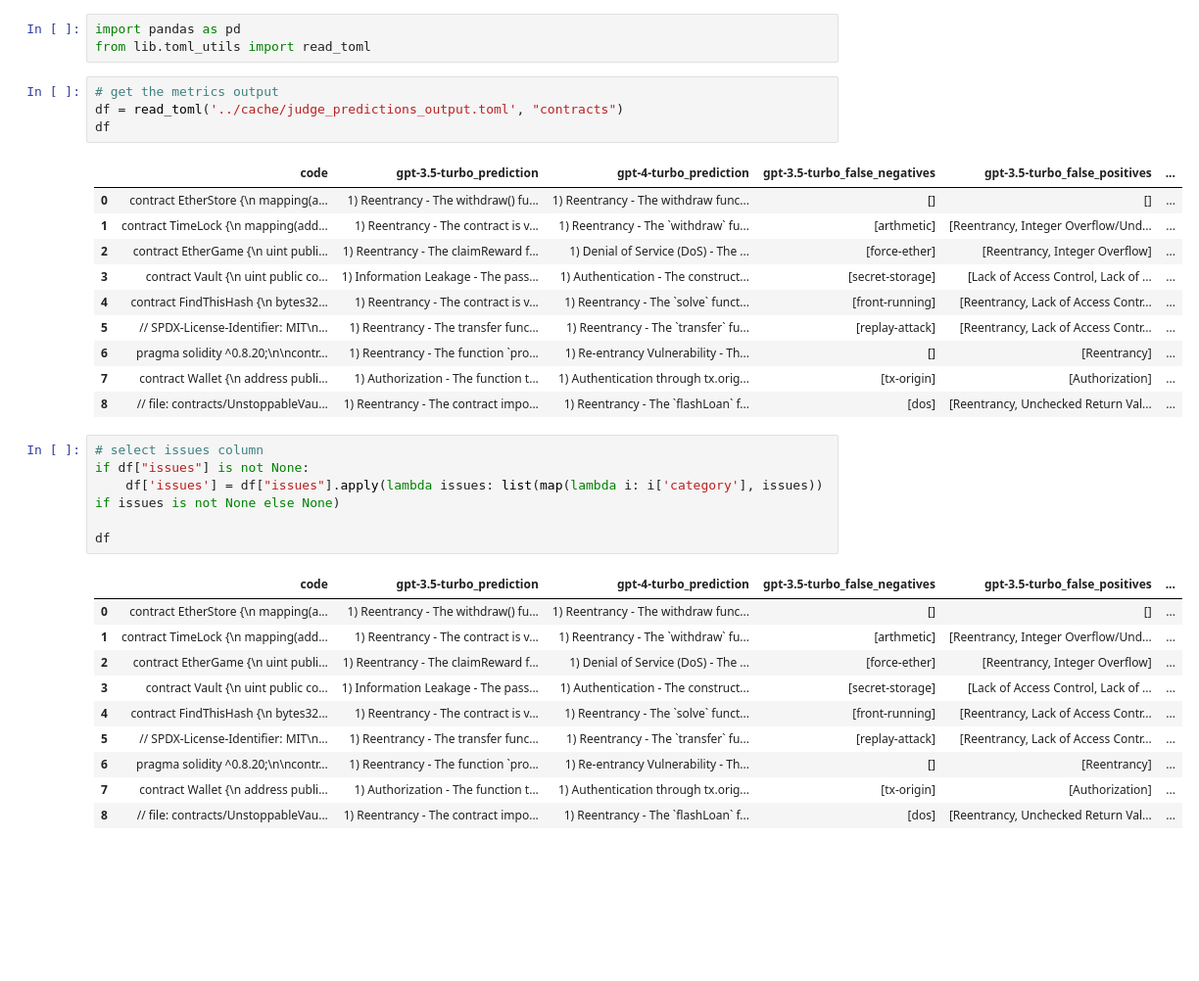
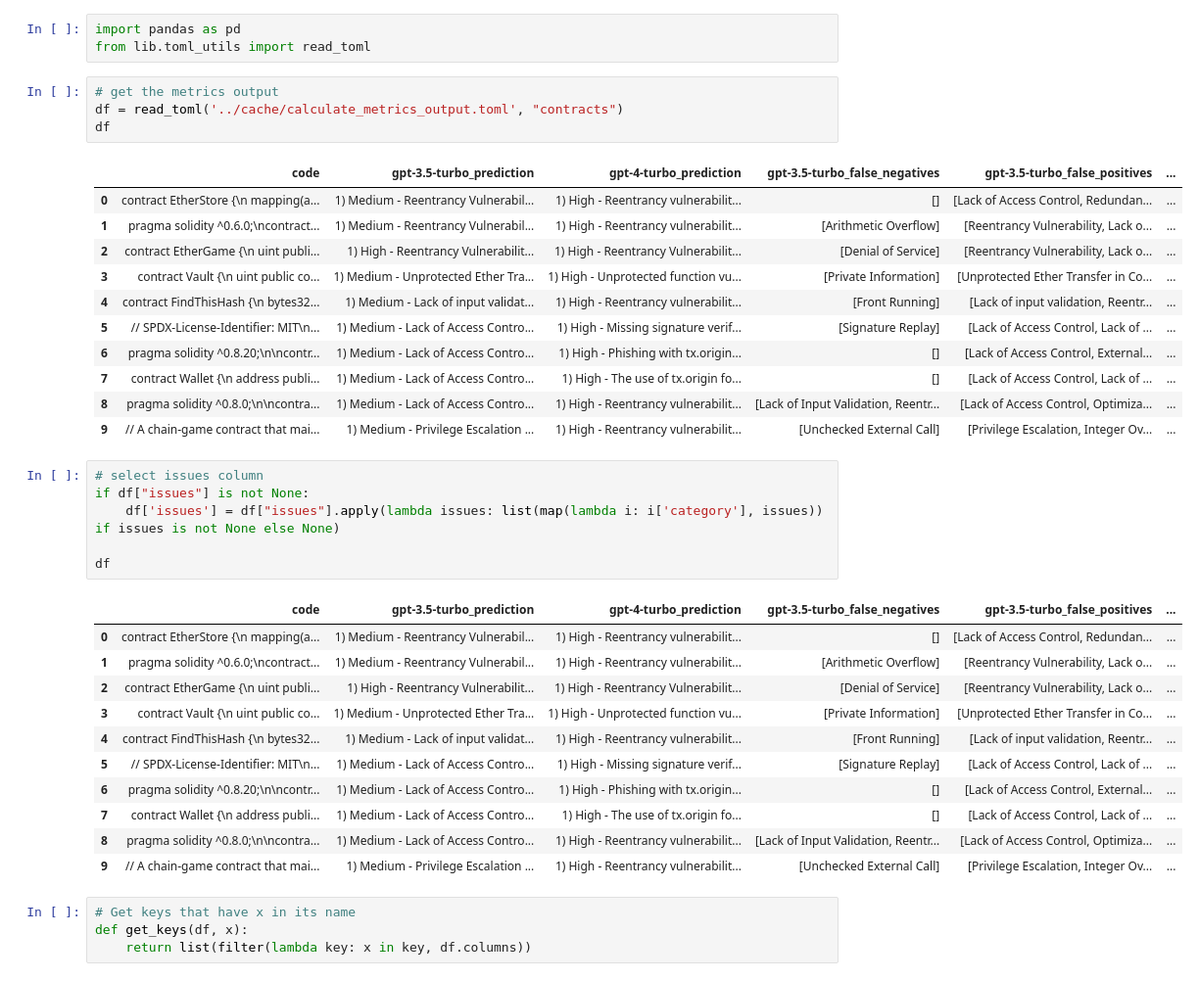
Before and after one commit to EveripediaNetwork/iq-code-benchmarks, a Jupyter notebook: src/analysis.ipynb, the cells around one changed output. Shown: that part at 98% size. Drawn from its saved outputs; the diff is of its cells as text; blank space fills up the shorter version.

```diff
--- a/src/analysis.ipynb
+++ b/src/analysis.ipynb
@@ -3,19 +3,20 @@ import pandas as pd
 from lib.toml_utils import read_toml
 # %%
 # get the metrics output
-df = read_toml('../cache/judge_predictions_output.toml', "contracts")
+df = read_toml('../cache/calculate_metrics_output.toml', "contracts")
 df
 # %% [output]
 |  | code | gpt-3.5-turbo_prediction | gpt-4-turbo_prediction | gpt-3.5-turbo_false_negatives | gpt-3.5-turbo_false_positives | ... |
-| 0 | contract EtherStore {\n mapping(a... | 1) Reentrancy - The withdraw() fu... | 1) Reentrancy - The withdraw func... | [] | [] | ... |
-| 1 | contract TimeLock {\n mapping(add... | 1) Reentrancy - The contract is v... | 1) Reentrancy - The `withdraw` fu... | [arthmetic] | [Reentrancy, Integer Overflow/Und... | ... |
-| 2 | contract EtherGame {\n uint publi... | 1) Reentrancy - The claimReward f... | 1) Denial of Service (DoS) - The ... | [force-ether] | [Reentrancy, Integer Overflow] | ... |
-| 3 | contract Vault {\n uint public co... | 1) Information Leakage - The pass... | 1) Authentication - The construct... | [secret-storage] | [Lack of Access Control, Lack of ... | ... |
-| 4 | contract FindThisHash {\n bytes32... | 1) Reentrancy - The contract is v... | 1) Reentrancy - The `solve` funct... | [front-running] | [Reentrancy, Lack of Access Contr... | ... |
-| 5 | // SPDX-License-Identifier: MIT\n... | 1) Reentrancy - The transfer func... | 1) Reentrancy - The `transfer` fu... | [replay-attack] | [Reentrancy, Lack of Access Contr... | ... |
-| 6 | pragma solidity ^0.8.20;\n\ncontr... | 1) Reentrancy - The function `pro... | 1) Re-entrancy Vulnerability - Th... | [] | [Reentrancy] | ... |
-| 7 | contract Wallet {\n address publi... | 1) Authorization - The function t... | 1) Authentication through tx.orig... | [tx-origin] | [Authorization] | ... |
-| 8 | // file: contracts/UnstoppableVau... | 1) Reentrancy - The contract impo... | 1) Reentrancy - The `flashLoan` f... | [dos] | [Reentrancy, Unchecked Return Val... | ... |
+| 0 | contract EtherStore {\n mapping(a... | 1) Medium - Reentrancy Vulnerabil... | 1) High - Reentrancy vulnerabilit... | [] | [Lack of Access Control, Redundan... | ... |
+| 1 | pragma solidity ^0.6.0;\ncontract... | 1) Medium - Reentrancy Vulnerabil... | 1) High - Reentrancy vulnerabilit... | [Arithmetic Overflow] | [Reentrancy Vulnerability, Lack o... | ... |
+| 2 | contract EtherGame {\n uint publi... | 1) High - Reentrancy Vulnerabilit... | 1) High - Reentrancy Vulnerabilit... | [Denial of Service] | [Reentrancy Vulnerability, Lack o... | ... |
+| 3 | contract Vault {\n uint public co... | 1) Medium - Unprotected Ether Tra... | 1) High - Unprotected function vu... | [Private Information] | [Unprotected Ether Transfer in Co... | ... |
+| 4 | contract FindThisHash {\n bytes32... | 1) Medium - Lack of input validat... | 1) High - Reentrancy vulnerabilit... | [Front Running] | [Lack of input validation, Reentr... | ... |
+| 5 | // SPDX-License-Identifier: MIT\n... | 1) Medium - Lack of Access Contro... | 1) High - Missing signature verif... | [Signature Replay] | [Lack of Access Control, Lack of ... | ... |
+| 6 | pragma solidity ^0.8.20;\n\ncontr... | 1) Medium - Lack of Access Contro... | 1) High - Phishing with tx.origin... | [] | [Lack of Access Control, External... | ... |
+| 7 | contract Wallet {\n address publi... | 1) Medium - Lack of Access Contro... | 1) High - The use of tx.origin fo... | [] | [Lack of Access Control, Lack of ... | ... |
+| 8 | pragma solidity ^0.8.0;\n\ncontra... | 1) Medium - Lack of Access Contro... | 1) High - Reentrancy vulnerabilit... | [Lack of Input Validation, Reentr... | [Lack of Access Control, Optimiza... | ... |
+| 9 | // A chain-game contract that mai... | 1) Medium - Privilege Escalation ... | 1) High - Reentrancy vulnerabilit... | [Unchecked External Call] | [Privilege Escalation, Integer Ov... | ... |
 # %%
 # select issues column
 if df["issues"] is not None:
@@ -24,12 +25,17 @@ if df["issues"] is not None:
 df
 # %% [output]
 |  | code | gpt-3.5-turbo_prediction | gpt-4-turbo_prediction | gpt-3.5-turbo_false_negatives | gpt-3.5-turbo_false_positives | ... |
-| 0 | contract EtherStore {\n mapping(a... | 1) Reentrancy - The withdraw() fu... | 1) Reentrancy - The withdraw func... | [] | [] | ... |
-| 1 | contract TimeLock {\n mapping(add... | 1) Reentrancy - The contract is v... | 1) Reentrancy - The `withdraw` fu... | [arthmetic] | [Reentrancy, Integer Overflow/Und... | ... |
-| 2 | contract EtherGame {\n uint publi... | 1) Reentrancy - The claimReward f... | 1) Denial of Service (DoS) - The ... | [force-ether] | [Reentrancy, Integer Overflow] | ... |
-| 3 | contract Vault {\n uint public co... | 1) Information Leakage - The pass... | 1) Authentication - The construct... | [secret-storage] | [Lack of Access Control, Lack of ... | ... |
-| 4 | contract FindThisHash {\n bytes32... | 1) Reentrancy - The contract is v... | 1) Reentrancy - The `solve` funct... | [front-running] | [Reentrancy, Lack of Access Contr... | ... |
-| 5 | // SPDX-License-Identifier: MIT\n... | 1) Reentrancy - The transfer func... | 1) Reentrancy - The `transfer` fu... | [replay-attack] | [Reentrancy, Lack of Access Contr... | ... |
-| 6 | pragma solidity ^0.8.20;\n\ncontr... | 1) Reentrancy - The function `pro... | 1) Re-entrancy Vulnerability - Th... | [] | [Reentrancy] | ... |
-| 7 | contract Wallet {\n address publi... | 1) Authorization - The function t... | 1) Authentication through tx.orig... | [tx-origin] | [Authorization] | ... |
-| 8 | // file: contracts/UnstoppableVau... | 1) Reentrancy - The contract impo... | 1) Reentrancy - The `flashLoan` f... | [dos] | [Reentrancy, Unchecked Return Val... | ... |
+| 0 | contract EtherStore {\n mapping(a... | 1) Medium - Reentrancy Vulnerabil... | 1) High - Reentrancy vulnerabilit... | [] | [Lack of Access Control, Redundan... | ... |
+| 1 | pragma solidity ^0.6.0;\ncontract... | 1) Medium - Reentrancy Vulnerabil... | 1) High - Reentrancy vulnerabilit... | [Arithmetic Overflow] | [Reentrancy Vulnerability, Lack o... | ... |
+| 2 | contract EtherGame {\n uint publi... | 1) High - Reentrancy Vulnerabilit... | 1) High - Reentrancy Vulnerabilit... | [Denial of Service] | [Reentrancy Vulnerability, Lack o... | ... |
+| 3 | contract Vault {\n uint public co... | 1) Medium - Unprotected Ether Tra... | 1) High - Unprotected function vu... | [Private Information] | [Unprotected Ether Transfer in Co... | ... |
+| 4 | contract FindThisHash {\n bytes32... | 1) Medium - Lack of input validat... | 1) High - Reentrancy vulnerabilit... | [Front Running] | [Lack of input validation, Reentr... | ... |
+| 5 | // SPDX-License-Identifier: MIT\n... | 1) Medium - Lack of Access Contro... | 1) High - Missing signature verif... | [Signature Replay] | [Lack of Access Control, Lack of ... | ... |
+| 6 | pragma solidity ^0.8.20;\n\ncontr... | 1) Medium - Lack of Access Contro... | 1) High - Phishing with tx.origin... | [] | [Lack of Access Control, External... | ... |
+| 7 | contract Wallet {\n address publi... | 1) Medium - Lack of Access Contro... | 1) High - The use of tx.origin fo... | [] | [Lack of Access Control, Lack of ... | ... |
+| 8 | pragma solidity ^0.8.0;\n\ncontra... | 1) Medium - Lack of Access Contro... | 1) High - Reentrancy vulnerabilit... | [Lack of Input Validation, Reentr... | [Lack of Access Control, Optimiza... | ... |
+| 9 | // A chain-game contract that mai... | 1) Medium - Privilege Escalation ... | 1) High - Reentrancy vulnerabilit... | [Unchecked External Call] | [Privilege Escalation, Integer Ov... | ... |
+# %%
+# Get keys that have x in its name
+def get_keys(df, x):
+    return list(filter(lambda key: x in key, df.columns))
```
Also changed, not shown: parts of 1 cell of this notebook, 4 other files.
